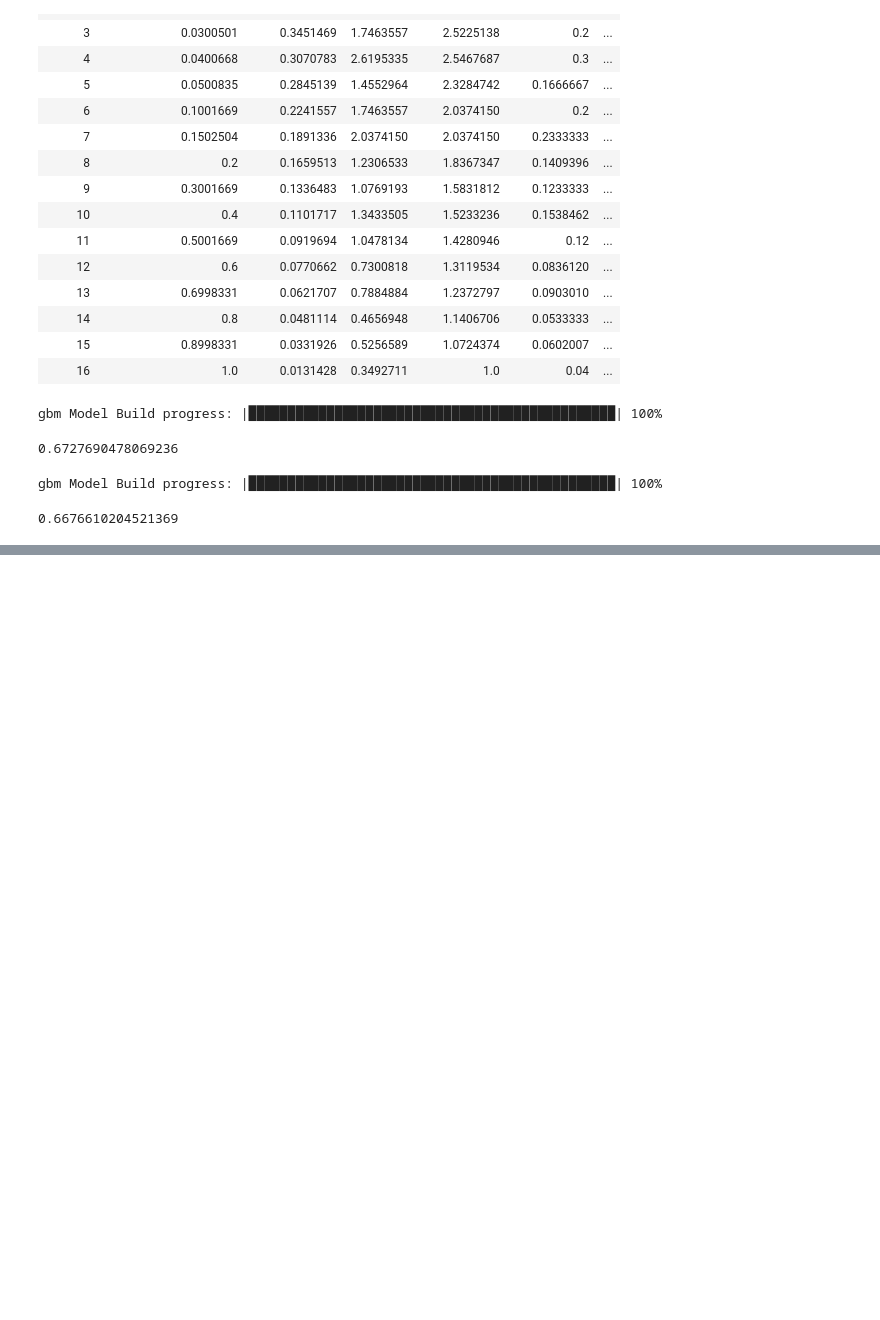
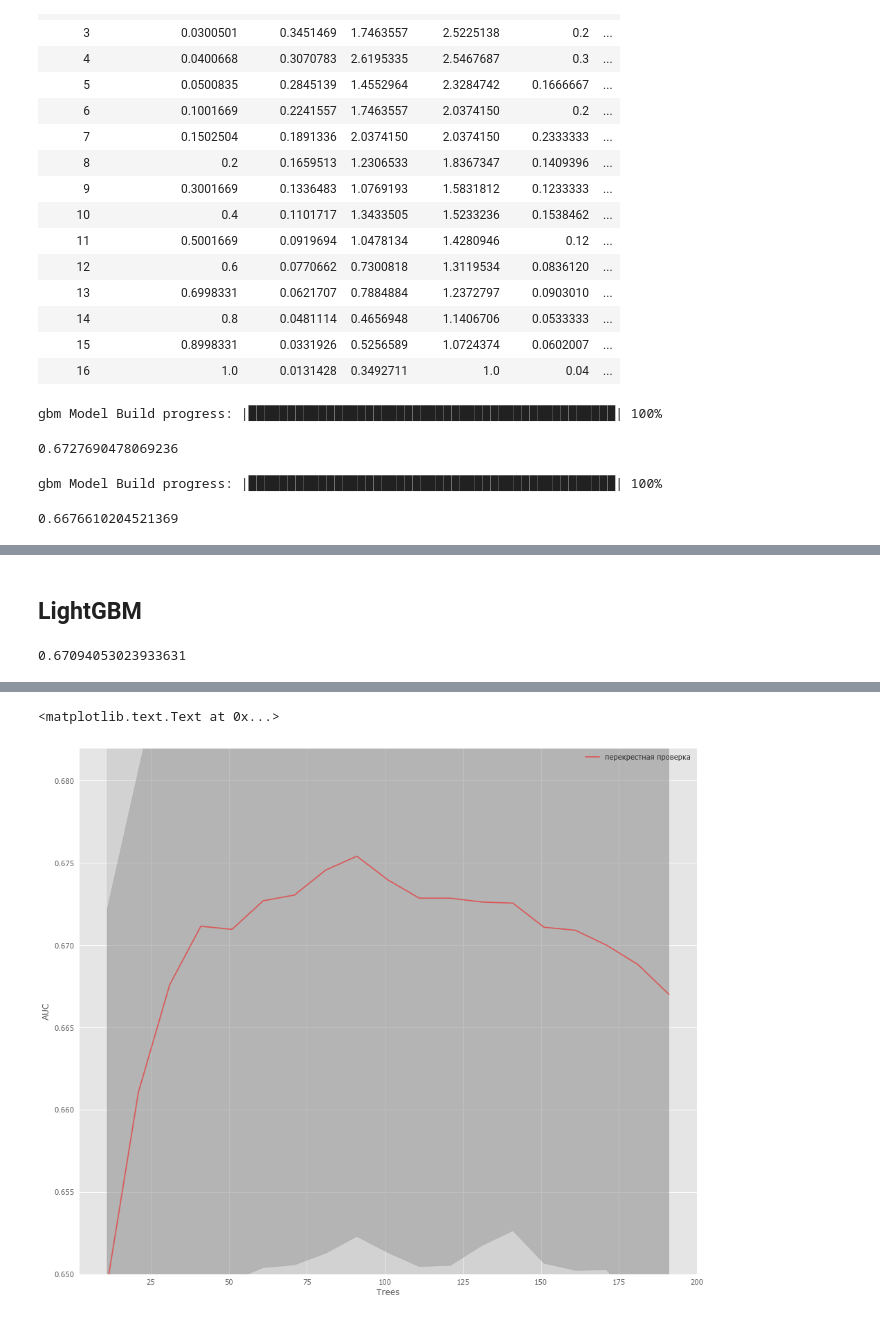
Before and after one commit to BobaZooba/RoadToDataScientist, a Jupyter notebook: contests/OTP_bank/OTP Bank.ipynb, the cells around one changed output, grey strips where cells are left out. Saved outputs shown, nothing was run; the diff lists cells and outputs as text; code cells hidden in the pictures; blank space fills up the shorter version.

```diff
--- a/contests/OTP_bank/OTP Bank.ipynb
+++ b/contests/OTP_bank/OTP Bank.ipynb
@@ -2781,0 +2850,2 @@ gbm_best.cross_validation_metrics_summary()
+# %% [markdown]
+## LightGBM
@@ -2781,0 +2880,3 @@ gbm_best.cross_validation_metrics_summary()
+# %%
+valid_data_lgb = lgb.Dataset(Xtest_lgb, ytest_lgb, categorical_feature=categorical_columns_1,
+                             reference=train_data_lgb, free_raw_data=False)
@@ -2782,37 +2886,59 @@ gbm_best.cross_validation_metrics_summary()
+# %%
+param = {'num_trees':100, 'objective':'binary', 'metric':'auc'}
+# %%
+bst = lgb.train(param, train_data_lgb, 1, valid_sets=[valid_data_lgb], verbose_eval=False)
+# %%
+bst.best_score['valid_0']['auc']
+# %% [output]
+0.67094053023933631
+# %%
+X_val_lgb = train_dummy.drop(['TARGET_0', 'TARGET_1'], axis=1)
+y_val_lgb = train_dummy.loc[:, 'TARGET_1']
 # %%
-train_auc = []
 test_auc = []
-temp_train_auc = []
 temp_test_auc = []
-max_depth = list(range(1,30,2))
+# trees_list = list(range(50, 351, 50))
+trees_list = list(range(11, 201, 10))
 
-for min_samples_leaf in min_samples_leaf_grid:
-    rf = RandomForestClassifier(n_estimators=500, random_state=42, n_jobs=-1, max_features=8, max_depth=9,
-                                min_samples_leaf=min_samples_leaf)
+for trees in trees_list:
+
     temp_train_auc = []
     temp_test_auc = []
-    for train_index, test_index in strat.split(X, y):
-        X_train, X_test = X.iloc[train_index], X.iloc[test_index]
-        y_train, y_test = y[train_index], y[test_index]
-        rf.fit(X_train, y_train)
-        temp_train_auc.append(roc_auc_score(y_train, rf.predict_proba(X_train)[:, 1]))
-        temp_test_auc.append(roc_auc_score(y_test, rf.predict_proba(X_test)[:, 1]))
-    train_auc.append(temp_train_auc)
+
+    for train_index, test_index in strat.split(X_val_lgb, y_val_lgb):
+
+        micro_boost = lgb.LGBMClassifier(n_estimators=trees, objective='train', n_jobs=-1, random_state=42)
+
+        X_train, X_test = X_val_lgb.iloc[train_index], X_val_lgb.iloc[test_index]
+        y_train, y_test = y_val_lgb[train_index], y_val_lgb[test_index]
+
+        train_data_lgb_validation = lgb.Dataset(X_train, y_train,
+                                                categorical_feature=categorical_columns_1, free_raw_data=False)
+
+        test_data_lgb_validation = lgb.Dataset(X_train, y_train,
+                                               categorical_feature=categorical_columns_1, free_raw_data=False,
+                                               reference=train_data_lgb_validation)
+
+        micro_boost.fit(X=X_train, y=y_train, categorical_feature=categorical_columns_1, eval_metric='auc')
+
+
+        temp_test_auc.append(roc_auc_score(y_test, micro_boost.predict_proba(X_test)[:, 1]))
+
+    print('Trained on value: {}, AUC: {:.3f}'.format(trees, np.array(temp_test_auc).mean()))
+
     test_auc.append(temp_test_auc)
-    print('Trained on value: {}, AUC: {:.3f}'.format(min_samples_leaf, np.array(temp_test_auc).mean()))
 
-train_auc, test_auc = np.asarray(train_auc), np.asarray(test_auc)
-display(DataFrame({'AUC': [max(test_auc.mean(axis=1))],
-                   'Value': min_samples_leaf_grid[np.argmax(test_auc.mean(axis=1))]}, index=['Best']))
+test_auc = np.asarray(test_auc)
 
 fig, ax = plt.subplots(figsize=(16, 14))
-ax.plot(min_samples_leaf_grid, train_auc.mean(axis=1), alpha=0.5, color='blue', label='обучение')
-ax.plot(min_samples_leaf_grid, test_auc.mean(axis=1), alpha=0.5, color='red', label='перекрестная проверка')
-ax.fill_between(min_samples_leaf_grid, test_auc.mean(axis=1) - test_auc.std(axis=1),
+
+ax.plot(trees_list, test_auc.mean(axis=1), alpha=0.5, color='red', label='перекрестная проверка')
+ax.fill_between(trees_list, test_auc.mean(axis=1) - test_auc.std(axis=1),
                 test_auc.mean(axis=1) + test_auc.std(axis=1), color='#888888', alpha=0.4)
-ax.fill_between(min_samples_leaf_grid, test_auc.mean(axis=1) - 2*test_auc.std(axis=1),
+ax.fill_between(trees_list, test_auc.mean(axis=1) - 2*test_auc.std(axis=1),
                 test_auc.mean(axis=1) + 2*test_auc.std(axis=1), color='#888888', alpha=0.2)
 ax.legend(loc='best')
-ax.set_ylim([0.6, 0.72])
+ax.set_ylim([0.65, 0.682])
 ax.set_ylabel("AUC")
-ax.set_xlabel("Минимальное количество наблюдений в листе")
+ax.set_xlabel("Trees")
+# %% [output]
@@ -2818,0 +2964,2 @@ ax.set_xlabel("Минимальное количество наблюдений
+<matplotlib.text.Text at 0x...>
+[figure, added]
```
Also changed, not shown: parts of 25 cells of this notebook.
